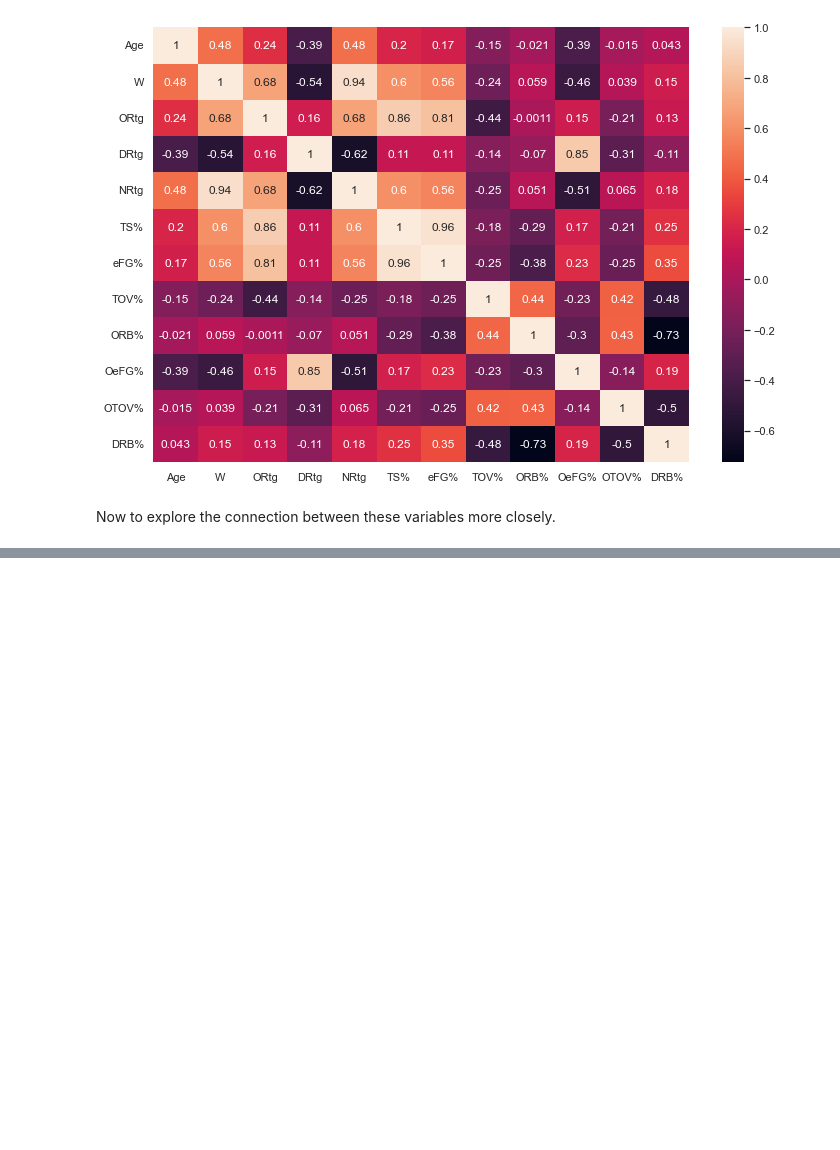
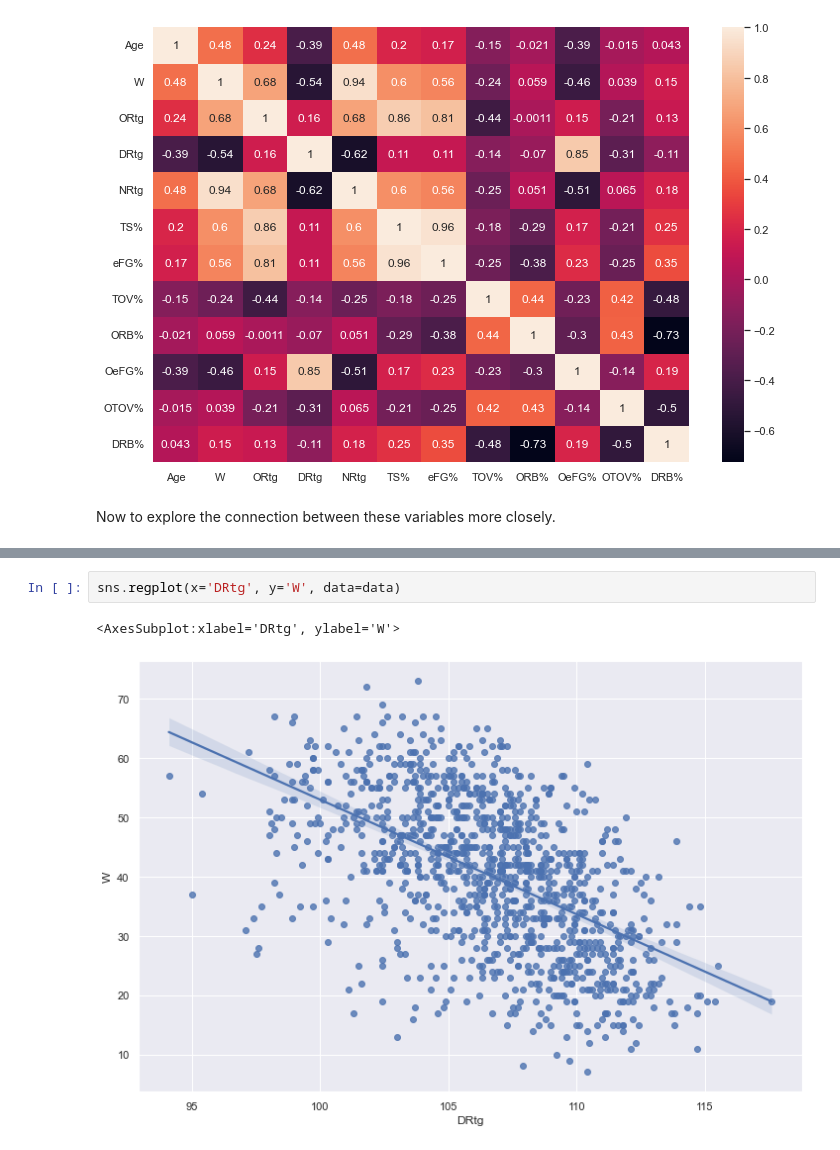
Before and after one commit to gargparthb/nba-data-analysis, a Jupyter notebook: notebooks/eda.ipynb, the cells around one changed output, grey strips where cells are left out. Saved outputs shown, nothing was run; the diff lists cells and outputs as text; blank space fills up the shorter version.

```diff
--- a/notebooks/eda.ipynb
+++ b/notebooks/eda.ipynb
@@ -84,0 +87,5 @@ plt.show()
+# %%
+sns.regplot(x='DRtg', y='W', data=data)
+# %% [output]
+<AxesSubplot:xlabel='DRtg', ylabel='W'>
+[figure, added]
```
Also changed, not shown: parts of 5 cells of this notebook.
